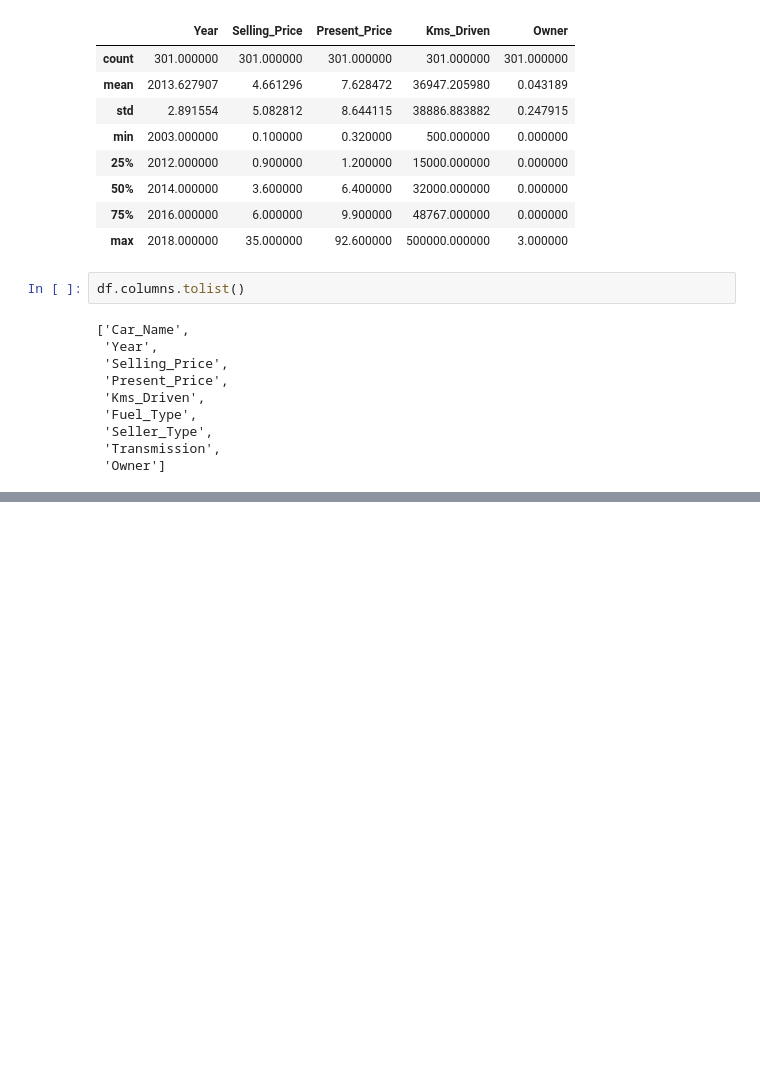
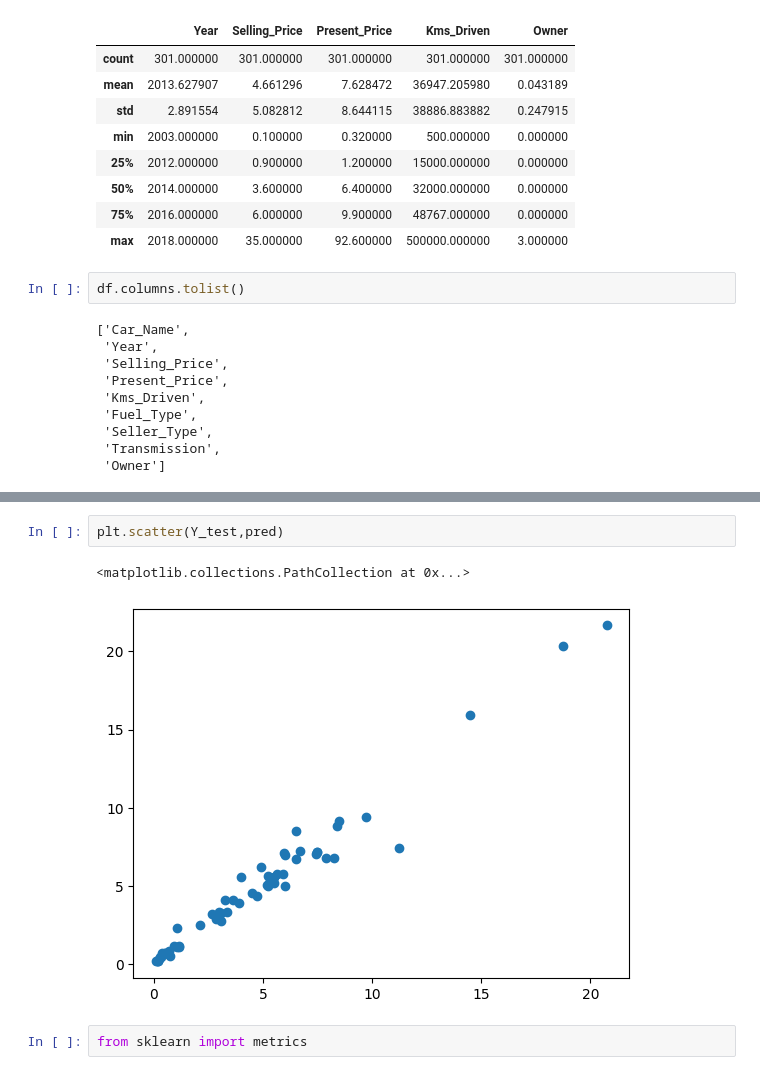
Before and after one commit to AnukulSri/Car-Price-Prediction, a Jupyter notebook: index.ipynb, the cells around one changed output, grey strips where cells are left out. Saved outputs shown, nothing was run; the diff lists cells and outputs as text; blank space fills up the shorter version.

```diff
--- a/index.ipynb
+++ b/index.ipynb
@@ -82,0 +171,7 @@ df.columns.tolist()
+# %%
+plt.scatter(Y_test,pred)
+# %% [output]
+<matplotlib.collections.PathCollection at 0x...>
+[figure, added]
+# %%
+from sklearn import metrics
```
Also changed, not shown: parts of 25 cells of this notebook.
